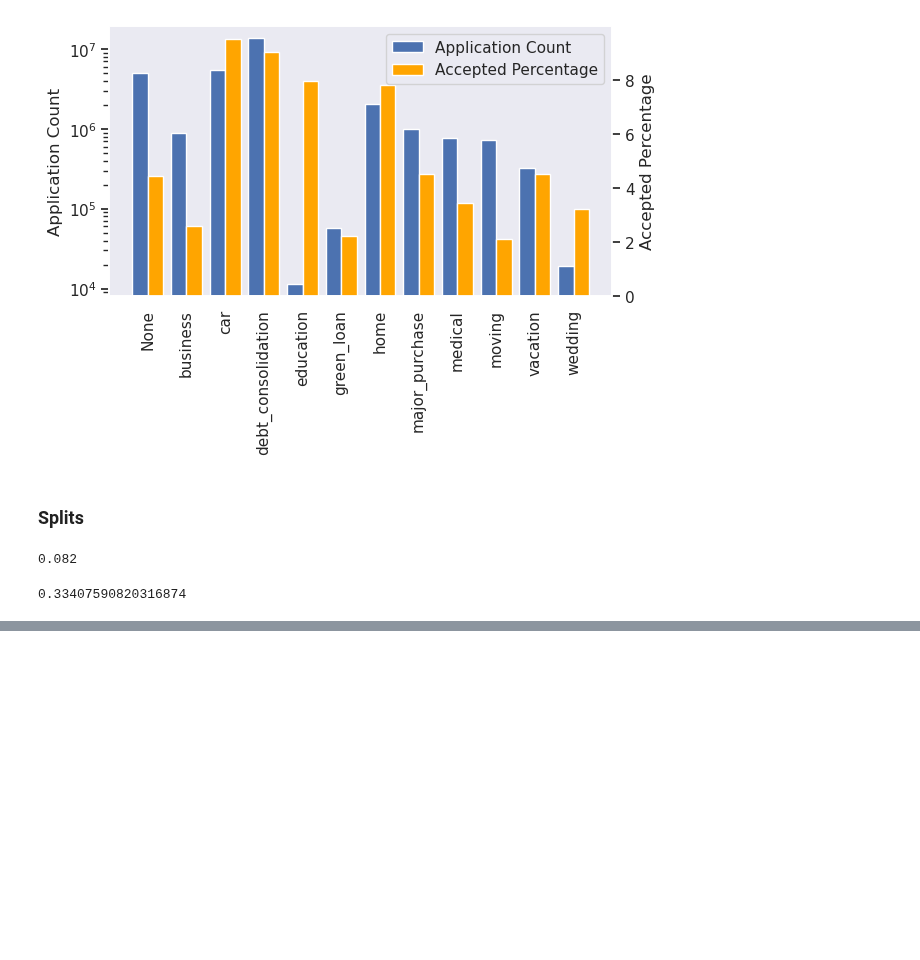
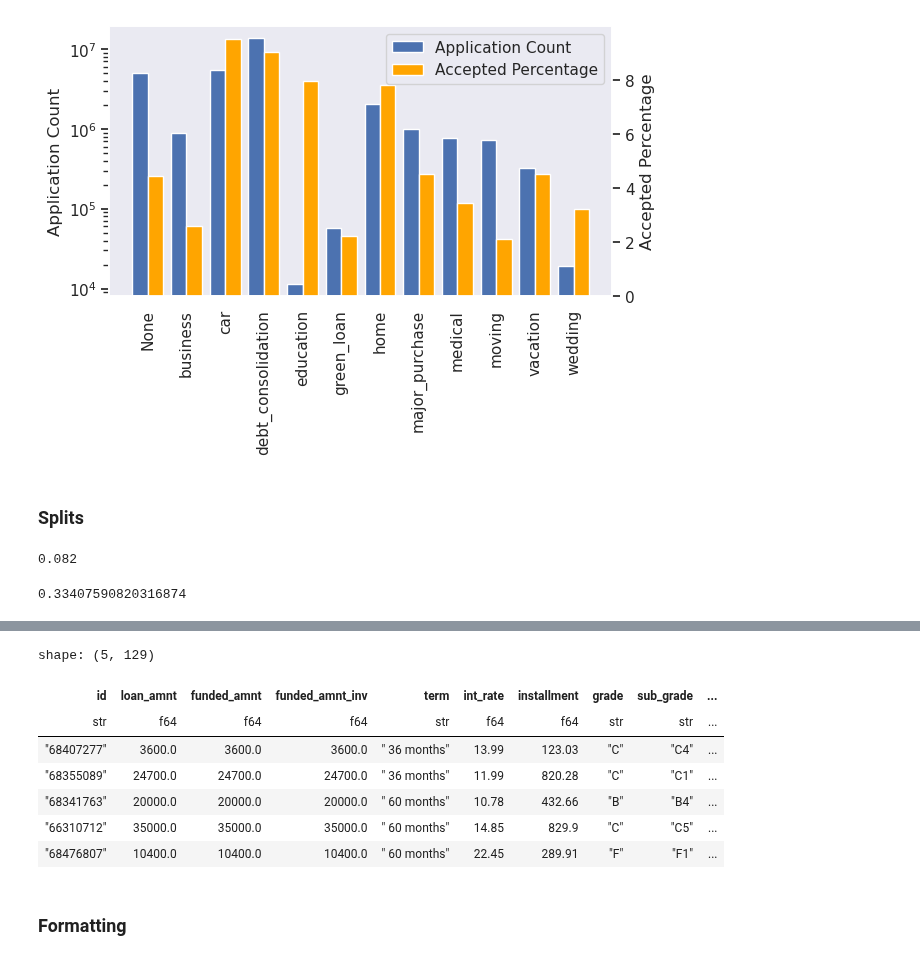
Before and after one commit to gediminas-skvarnavicius/lending-club, a Jupyter notebook: EDA.ipynb, the cells around one changed output, grey strips where cells are left out. Cells and saved outputs as stored; diff of their text form; code cells hidden in the pictures; blank space fills up the shorter version.

```diff
--- a/EDA.ipynb
+++ b/EDA.ipynb
@@ -135,0 +183,7 @@ shape: (1, 8)
+# %%
+null_counts = data_full.null_count() / len(data_full)*100
+for col in null_counts.columns:
+    null_counts = null_counts.with_columns(
+        pl.col(col).map_elements(lambda x: f"{x:.2f}%").alias(col)
+    )
+null_counts
@@ -375,0 +467,15 @@ data_full_val.write_parquet('data/data_full_val.parquet')
+# %%
+drop_list = [
+    "id"
+    "member_id",
+    "desc",
+]  # 100% missing and a difficult to parse and rare text description.
+drop_list.extend(
+    [col for col in data_accepted.columns if "hardship" in col]
+)  # related to the already given loan and not available for new loans.
+
+drop_list.extend(
+    [col for col in data_accepted.columns if "settlement" in col]
+)  # related to the already given loan and not available for new loans.
+
+drop_list.extend(['deferral_term'])
@@ -375,0 +502,15 @@ data_full_val.write_parquet('data/data_full_val.parquet')
+# %%
+data_accepted=data_accepted.drop(columns=drop_list)
+# %%
+data_accepted.head()
+# %% [output]
+shape: (5, 129)
+| id | loan_amnt | funded_amnt | funded_amnt_inv | term | int_rate | installment | grade | sub_grade | ... |
+| str | f64 | f64 | f64 | str | f64 | f64 | str | str | ... |
+| "68407277" | 3600.0 | 3600.0 | 3600.0 | " 36 months" | 13.99 | 123.03 | "C" | "C4" | ... |
+| "68355089" | 24700.0 | 24700.0 | 24700.0 | " 36 months" | 11.99 | 820.28 | "C" | "C1" | ... |
+| "68341763" | 20000.0 | 20000.0 | 20000.0 | " 60 months" | 10.78 | 432.66 | "B" | "B4" | ... |
+| "66310712" | 35000.0 | 35000.0 | 35000.0 | " 60 months" | 14.85 | 829.9 | "C" | "C5" | ... |
+| "68476807" | 10400.0 | 10400.0 | 10400.0 | " 60 months" | 22.45 | 289.91 | "F" | "F1" | ... |
+# %% [markdown]
+### Formatting
```
Also changed, not shown: parts of 35 cells of this notebook, 4 other files.
